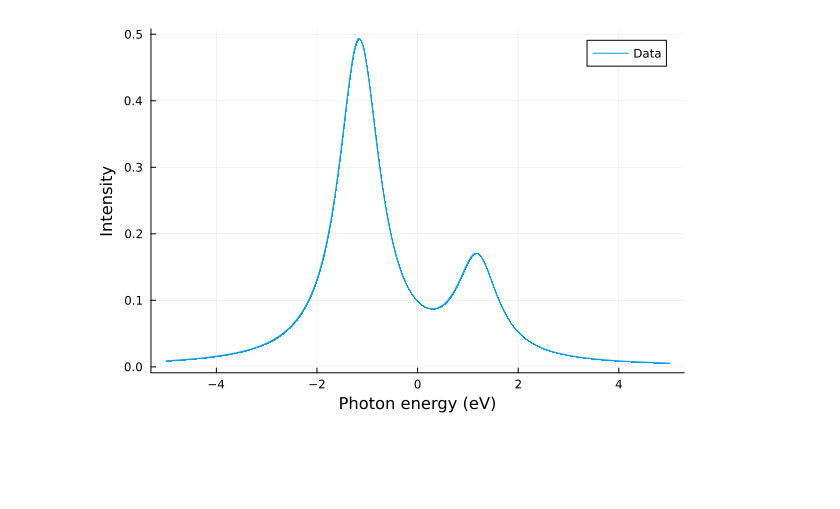
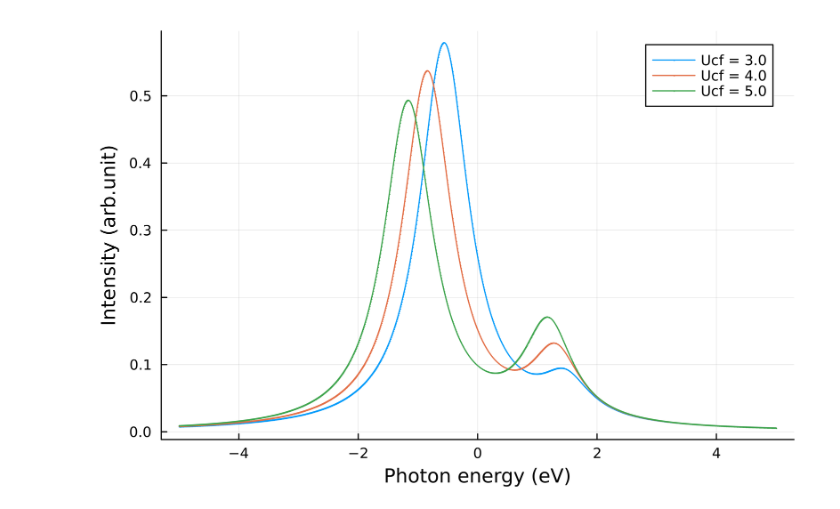
Before and after one commit to andrewtorii123/Two-level-model, a Jupyter notebook: UGa2/xas.ipynb, the cells around one changed output. Cells and saved outputs as stored; diff of their text form; code cells hidden in the pictures; blank space fills up the shorter version.

```diff
--- a/UGa2/xas.ipynb
+++ b/UGa2/xas.ipynb
@@ -1,51 +1,56 @@
 # %%
 #UGa2
 using LinearAlgebra
 using Plots
 using DelimitedFiles
 #=
 xpsのパラメータ設定に
 Ucf = 1.8*Uff
 を追加した
 =#
+
+p = plot(dpi=1000)
+
+
 t = 1
 delta = 1
-Ucf = 5
+Ucf_values = [3.0,4.0,5.0]
 smalldelta = 0.5
 
+for Ucf in Ucf_values
 Uff = Ucf/1.8
+
 Hg =  [
    0 t
    t delta ]
 Hf =  [
    0 t
    t delta - Ucf + Uff  ]
-Eg,Vg = eigen(Hg)
-Ef,Vf = eigen(Hf)
-function F1(Eg,Vg,Ef,Vf,Eb)
-   return ((abs(dot(Vg[:,1],Vf[:,1])))^2)/(Eb+Eg-Ef+im*smalldelta)
-end
-function F2(Eg,Vg,Ef,Vf,Eb)
-    return ((abs(dot(Vg[:,1],Vf[:,2])))^2)/(Eb+Eg-Ef+im*smalldelta)
- end
-fp = open("xasoutput.dat","w")
-for Eb in -5:0.001:5
-    ints = (-1/pi)imag(F1(Eg[1],Vg,Ef[1],Vf,Eb) + F2(Eg[1],Vg,Ef[2],Vf,Eb))
-    println(fp,Eb,",",ints)
-end
-close(fp)
-# ファイルを読み取り
-data = readdlm("xasoutput.dat",',')
+   Eg,Vg = eigen(Hg)
+   Ef,Vf = eigen(Hf)
 
-# データを x と y に分割
-x = data[:, 1]
-y = data[:, 2]
+   function F1(Eg,Vg,Ef,Vf,Eb)
+      return ((abs(dot(Vg[:,1],Vf[:,1])))^2)/(Eb+Eg-Ef+im*smalldelta)
+   end
+   function F2(Eg,Vg,Ef,Vf,Eb)
+      return ((abs(dot(Vg[:,1],Vf[:,2])))^2)/(Eb+Eg-Ef+im*smalldelta)
+   end
 
-# サイズの変更
-x = x[:]
-y = y[:]
+   data = []
 
-# プロットを作成
-plot(x, y, xlabel="Photon energy (eV)", ylabel="Intensity", label="Data", marker=:auto, markersize=0)
+   for Eb in -5:0.01:5
+       ints = (-1 / π) * imag(F1(Eg[1], Vg, Ef[1], Vf, Eb) + F2(Eg[1], Vg, Ef[2], Vf, Eb))
+       push!(data, [Eb, ints])
+   end
+
+   data = hcat(data...)
+   x = data[1, :]
+   y = data[2, :]
+
+   plot!(p, x, y, xlabel="Photon energy (eV)", ylabel="Intensity (arb.unit)", label="Ucf = $Ucf", marker=:auto, markersize=0 ) #ylims=(0, 1))
+
+   end
+
+   display(p)
 # %% [output]
-[figure, old version]
+[figure, new version]
```
Also changed, not shown: 15 other files.
